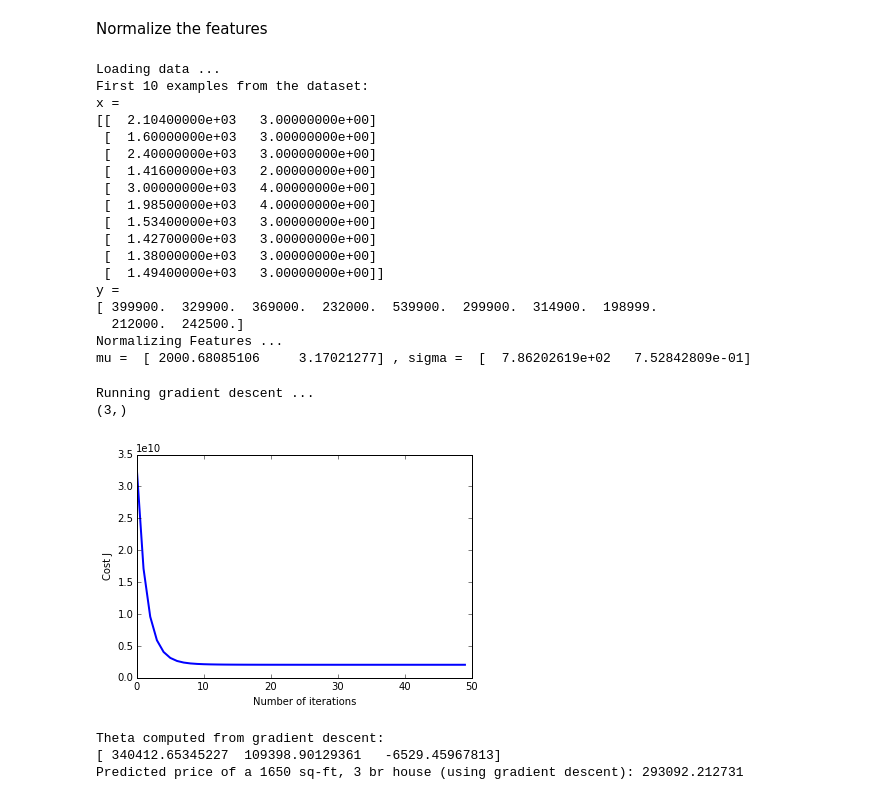
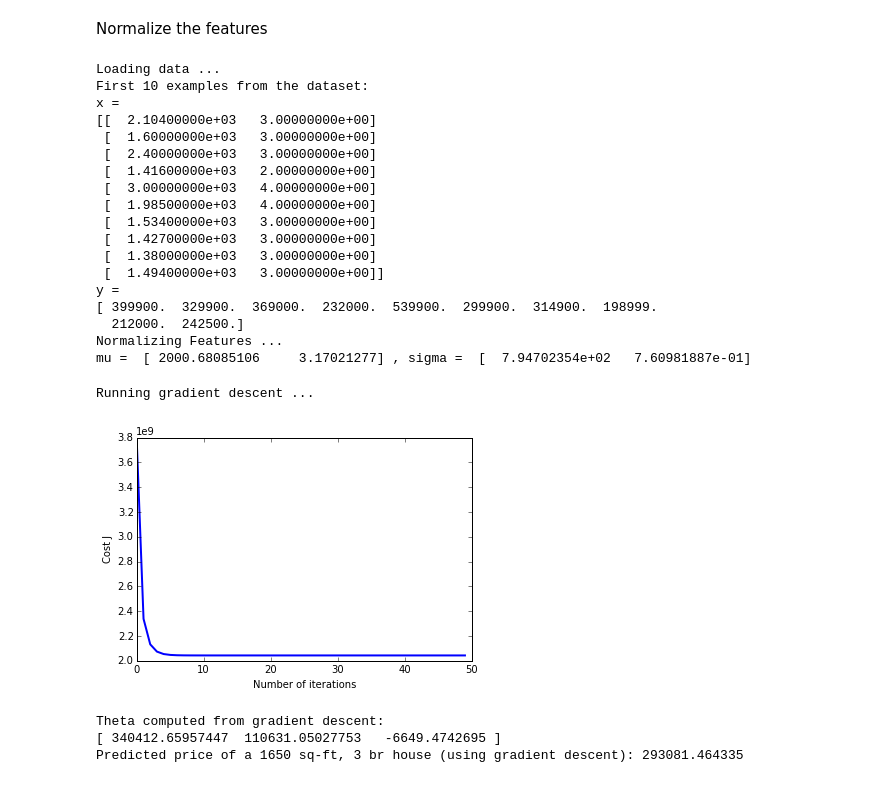
Before and after one commit to Ununtrium/ml-algos, a Jupyter notebook: coursera_exercises/ex1.ipynb, the cells around one changed output. Saved outputs shown, nothing was run; the diff lists cells and outputs as text; code cells hidden in the pictures.

```diff
--- a/coursera_exercises/ex1.ipynb
+++ b/coursera_exercises/ex1.ipynb
@@ -127,7 +126,7 @@ def featureNormalize(X_in):
 
     mean = np.mean(X_in, axis=0)
     mu = np.tile(mean, (X_in.shape[0], 1))
-    sigma = np.tile(np.std(X_in, axis=0), (X_in.shape[0], 1))
+    sigma = np.tile(np.std(X_in, axis=0, ddof=1), (X_in.shape[0], 1))
 
     X_norm = X_in - mu
     X_norm = X_norm / sigma
@@ -177,38 +176,37 @@ y =
 [ 399900.  329900.  369000.  232000.  539900.  299900.  314900.  198999.
   212000.  242500.]
 Normalizing Features ...
-mu =  [ 2000.68085106     3.17021277] , sigma =  [  7.86202619e+02   7.52842809e-01]
+mu =  [ 2000.68085106     3.17021277] , sigma =  [  7.94702354e+02   7.60981887e-01]
 # %%
 print 'Running gradient descent ...'
 
 # Choose some alpha value
-alpha = 0.3;
+alpha = 0.9;
 num_iters = 50;
 
 # Init Theta and Run Gradient Descent
 theta, J_history = gradientDescent(X, y, alpha, num_iters);
 
 # Plot the convergence graph
 plt.xlabel('Number of iterations')
 plt.ylabel('Cost J')
 plt.plot(xrange(num_iters), J_history, '-b', linewidth=2);
 plt.show()
 
 # Display gradient descent's result
 print 'Theta computed from gradient descent:\n', theta
 
 # Estimate the price of a 1650 sq-ft, 3 br house
 # Recall that the first column of X is all-ones. Thus, it does
 # not need to be normalized.
 
 test = (np.array([1650, 3]) - mu) / sigma
 price = np.vdot(np.hstack((np.array([1]), test)), theta)
 
 print 'Predicted price of a 1650 sq-ft, 3 br house (using gradient descent):', price
 # %% [output]
 Running gradient descent ...
-(3,)
-[figure, old version]
+[figure, new version]
 Theta computed from gradient descent:
-[ 340412.65345227  109398.90129361   -6529.45967813]
-Predicted price of a 1650 sq-ft, 3 br house (using gradient descent): 293092.212731
+[ 340412.65957447  110631.05027753   -6649.4742695 ]
+Predicted price of a 1650 sq-ft, 3 br house (using gradient descent): 293081.464335
```
Also changed, not shown: parts of 1 cell of this notebook.
